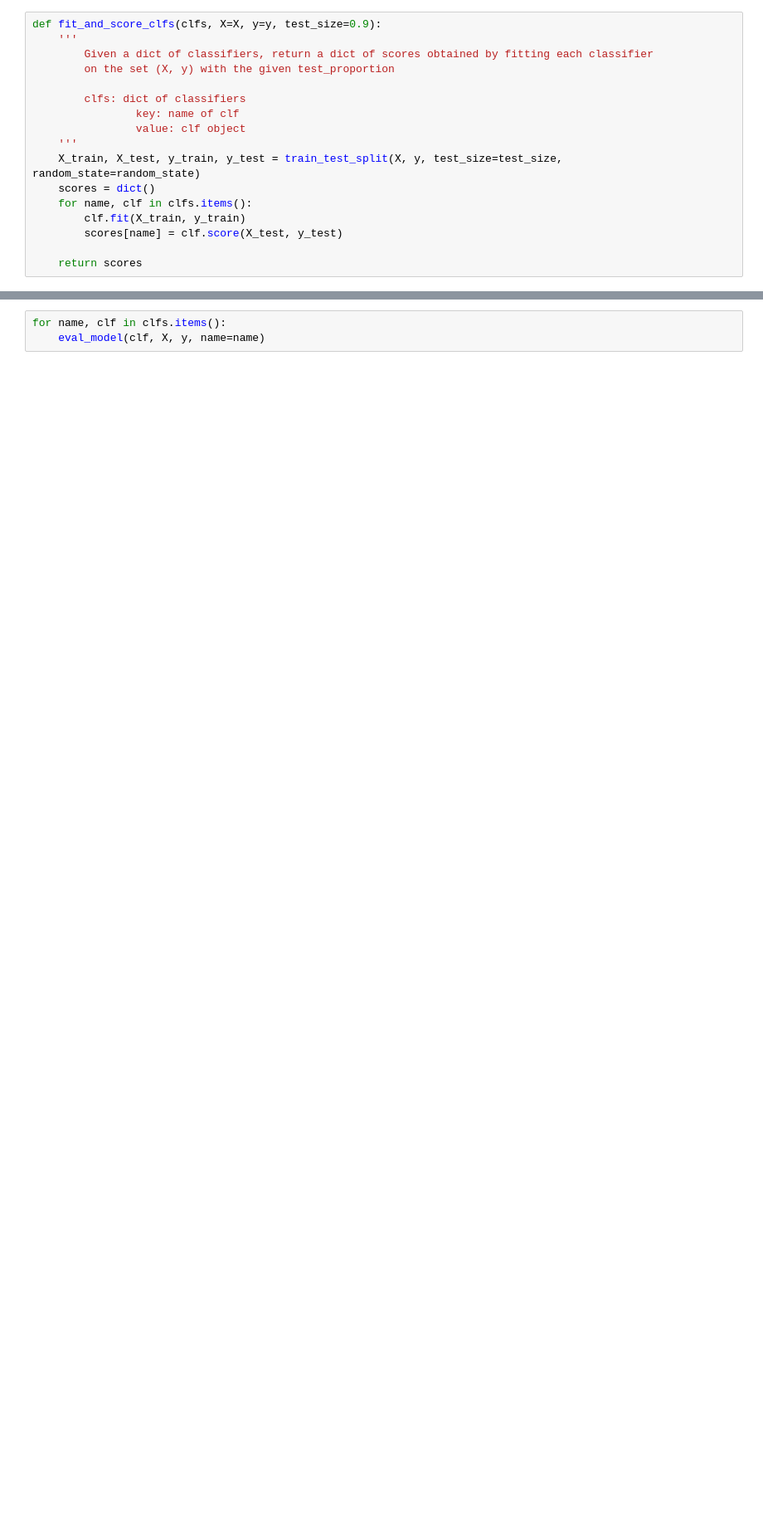
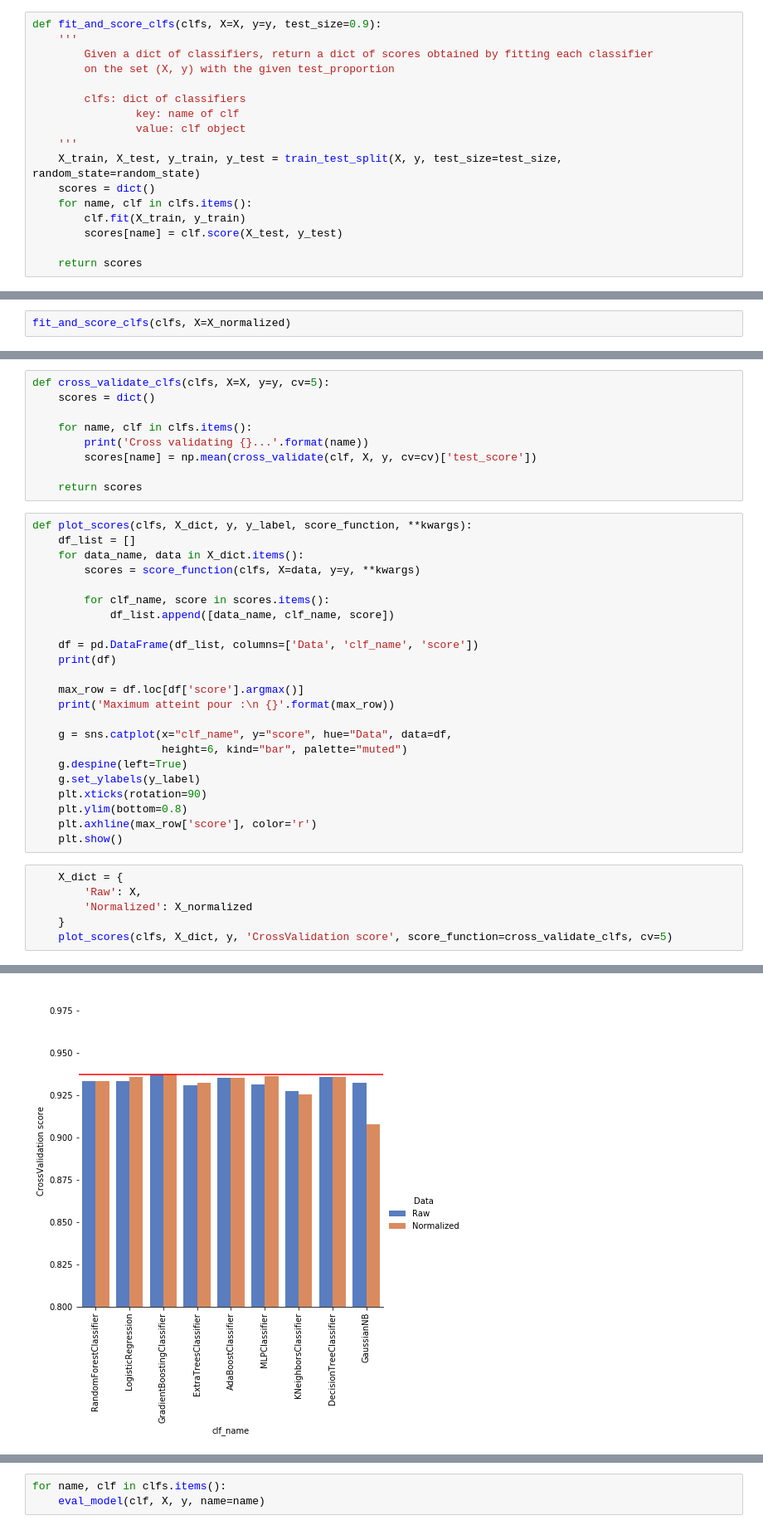
Before and after one commit to antoineeudes/GiveMeSomeCredit, a Jupyter notebook: main.ipynb, the cells around one changed output, grey strips where cells are left out. Shown at 83% size. Cells and saved outputs as stored; diff of their text form; blank space fills up the shorter version.

```diff
--- a/main.ipynb
+++ b/main.ipynb
@@ -95,0 +107,2 @@ fit_and_score_clfs(clfs)
+# %%
+fit_and_score_clfs(clfs, X=X_normalized)
@@ -95,0 +122,39 @@ fit_and_score_clfs(clfs)
+# %%
+def cross_validate_clfs(clfs, X=X, y=y, cv=5):
+    scores = dict()
+
+    for name, clf in clfs.items():
+        print('Cross validating {}...'.format(name))
+        scores[name] = np.mean(cross_validate(clf, X, y, cv=cv)['test_score'])
+
+    return scores
+# %%
+def plot_scores(clfs, X_dict, y, y_label, score_function, **kwargs):
+    df_list = []
+    for data_name, data in X_dict.items():
+        scores = score_function(clfs, X=data, y=y, **kwargs)
+
+        for clf_name, score in scores.items():
+            df_list.append([data_name, clf_name, score])
+
+    df = pd.DataFrame(df_list, columns=['Data', 'clf_name', 'score'])
+    print(df)
+
+    max_row = df.loc[df['score'].argmax()]
+    print('Maximum atteint pour :\n {}'.format(max_row))
+
+    g = sns.catplot(x="clf_name", y="score", hue="Data", data=df,
+                    height=6, kind="bar", palette="muted")
+    g.despine(left=True)
+    g.set_ylabels(y_label)
+    plt.xticks(rotation=90)
+    plt.ylim(bottom=0.8)
+    plt.axhline(max_row['score'], color='r')
+    plt.show()
+# %%
+    X_dict = {
+        'Raw': X,
+        'Normalized': X_normalized
+    }
+    plot_scores(clfs, X_dict, y, 'CrossValidation score', score_function=cross_validate_clfs, cv=5)
+# %% [output]
@@ -95,0 +187 @@ fit_and_score_clfs(clfs)
+[figure, added]
```
Also changed, not shown: parts of 39 cells of this notebook.
